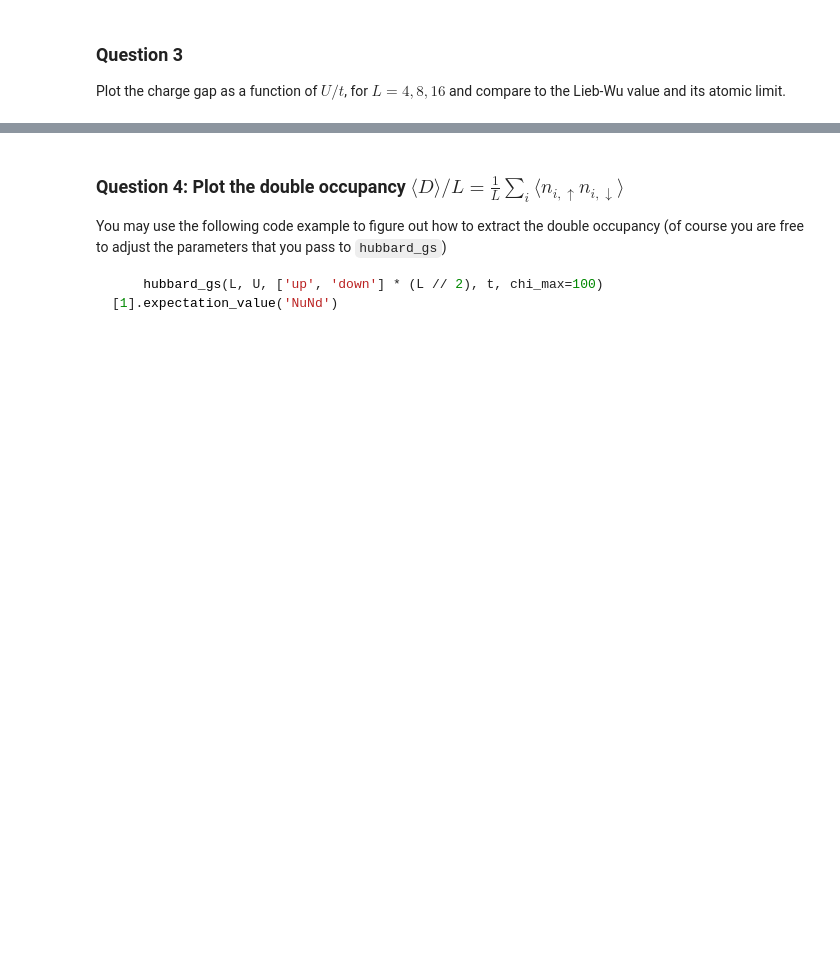
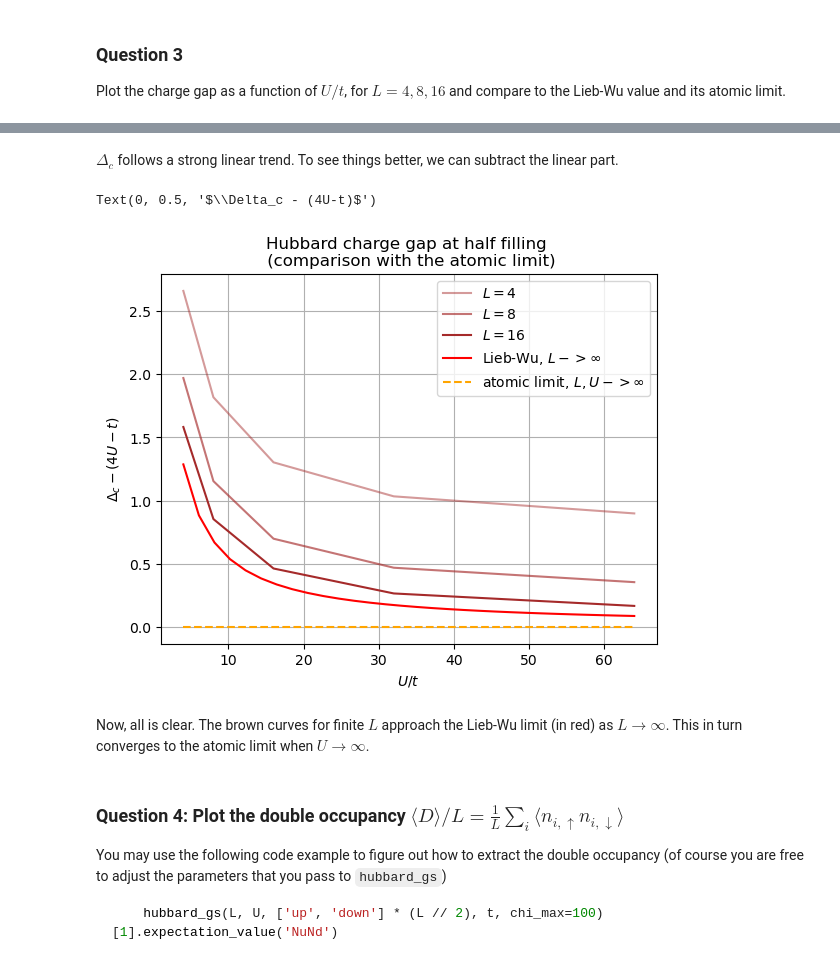
Before and after one commit to jan-chelmecki/Numerical-Methods-Quantum-M2, a Jupyter notebook: tp2_Jan_Chelmecki.ipynb, the cells around one changed output, grey strips where cells are left out. Drawn from its saved outputs; the diff is of its cells as text; code cells hidden in the pictures; blank space fills up the shorter version.

```diff
--- a/tp2_Jan_Chelmecki.ipynb
+++ b/tp2_Jan_Chelmecki.ipynb
@@ -792,3 +846,21 @@ Text(0, 0.5, '$\\Delta_c$')
+# %% [markdown]
+$\Delta_c$ follows a strong linear trend. To see things better, we can subtract the linear part.
+# %%
+for i in range(len(Ls)) :
+    plt.plot(Us, np.array(gap_list[i]) - (Us-4*t), label="$L = $"+str(Ls[i]), color="brown", alpha=0.3+0.7*Ls[i]/16)
+#end
+plt.plot(U_list, np.array(Lieb_Wu_list)-(U_list-4*t) , label="Lieb-Wu, $L -> \infty$", color="red")
+plt.plot(Us, 0*np.array(Us), label="atomic limit, $L,U -> \infty$", ls="--", color="orange")
+plt.title("Hubbard charge gap at half filling \n (comparison with the atomic limit)")
+plt.legend()
+plt.grid()
+plt.xlabel("$U/t$")
+plt.ylabel("$\Delta_c - (4U-t)$")
+# %% [output]
+Text(0, 0.5, '$\\Delta_c - (4U-t)$')
+[figure, added]
+# %% [markdown]
+Now, all is clear. The brown curves for finite $L$ approach the Lieb-Wu limit (in red) as $L \to \infty$. This in turn converges to the atomic limit when $U \to \infty$.
 # %% [markdown]
 ### Question 4: Plot the double occupancy $\langle D\rangle/L = \frac{1}{L} \sum_i \langle n_{i,\uparrow} n_{i,\downarrow}\rangle$
 You may use the following code example to figure out how to extract the double occupancy (of course you are free to adjust the parameters that you pass to `hubbard_gs`)
```
Also changed, not shown: parts of 33 cells of this notebook, 2 other files.
